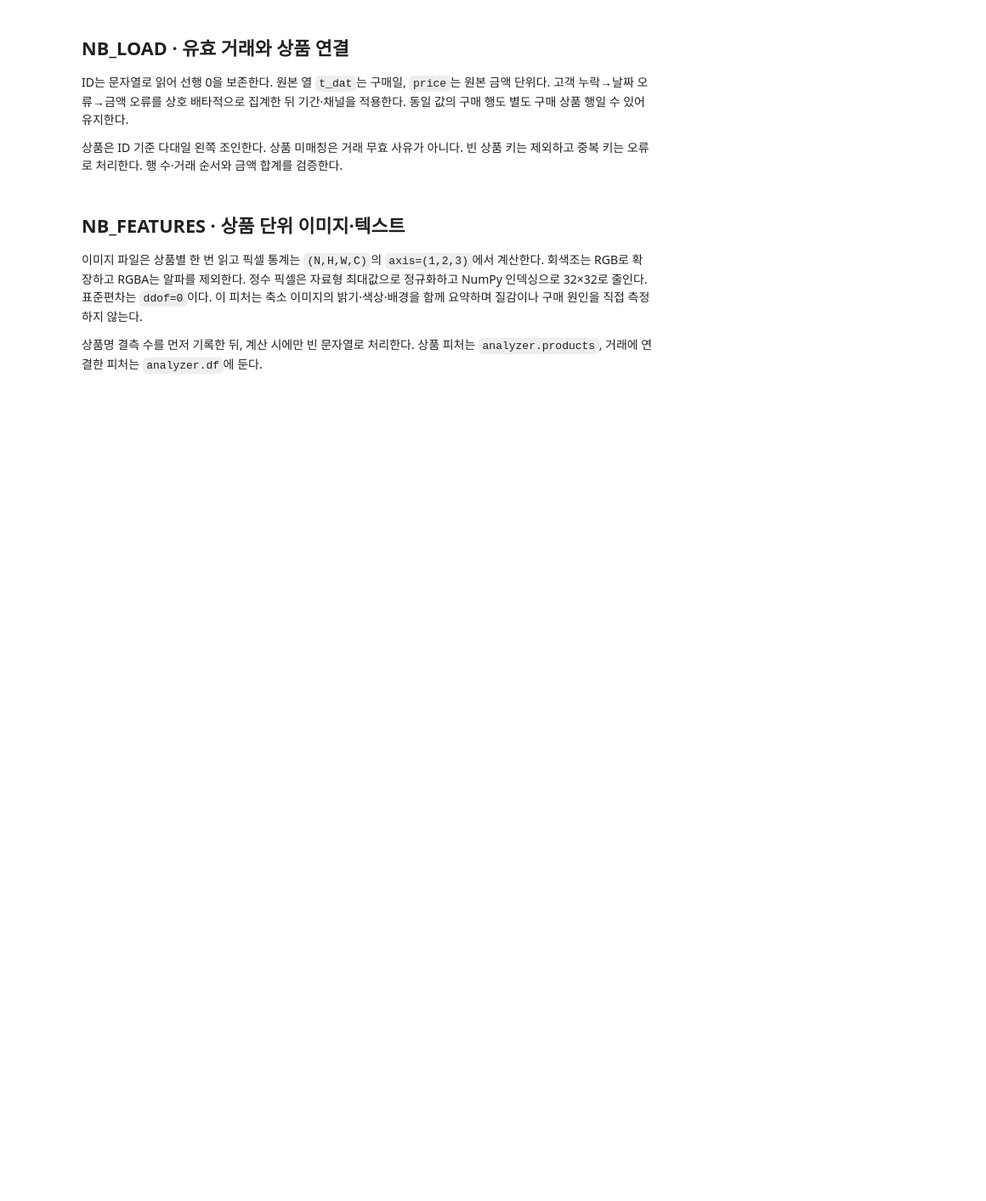
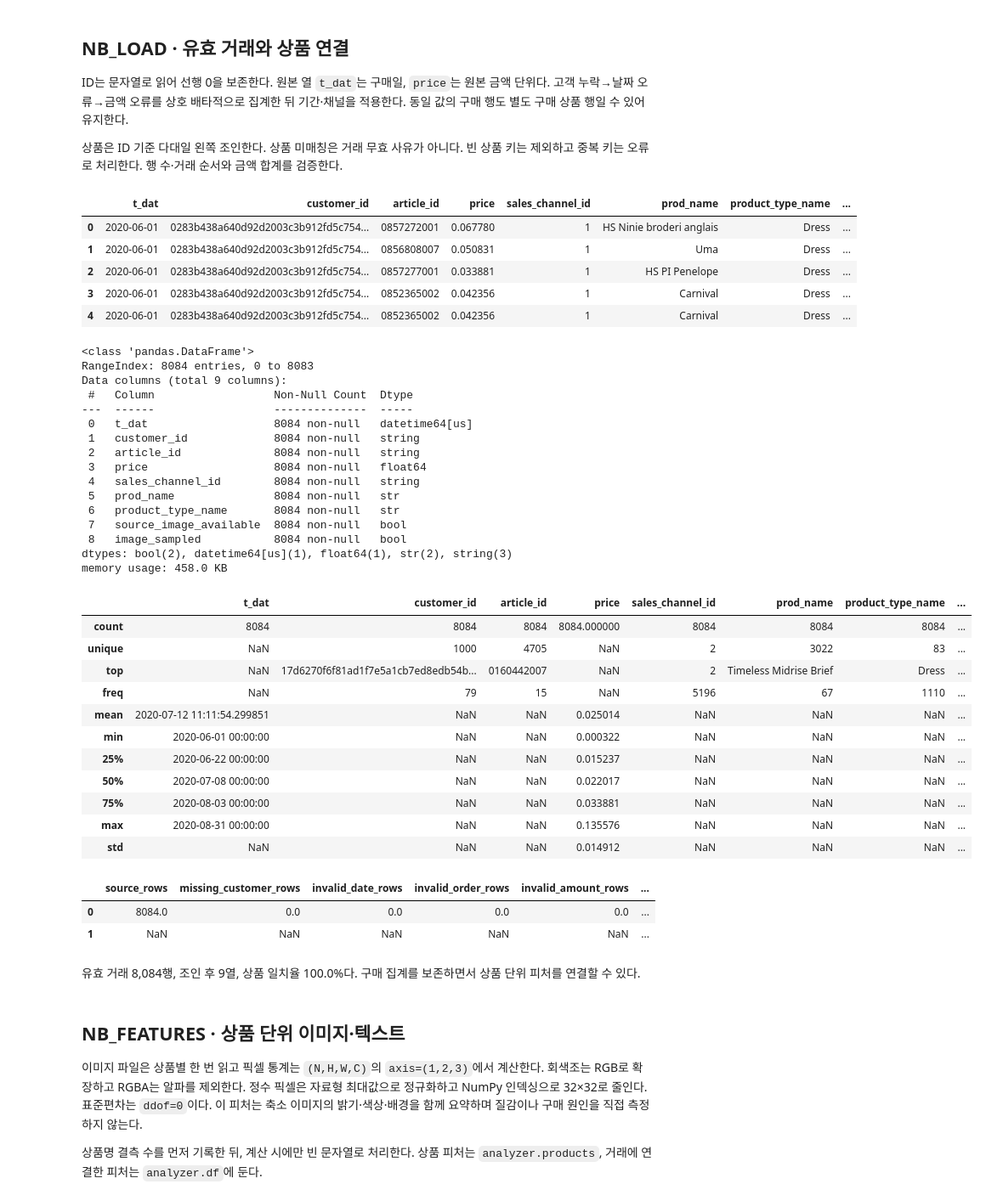
Before and after one commit to ntt65/A1_1, a Jupyter notebook: notebooks/analysis_report.ipynb, the cells around one changed output. Shown at 85% size. Cells and saved outputs as stored; diff of their text form; code cells hidden in the pictures; blank space fills up the shorter version.

```diff
--- a/notebooks/analysis_report.ipynb
+++ b/notebooks/analysis_report.ipynb
@@ -44,26 +48,65 @@ ID는 문자열로 읽어 선행 0을 보존한다. 원본 열 `t_dat`는 구매
 # %%
 analyzer = DataAnalyzer(DATA / "transactions_sample.csv")
 analyzer.load_data(required_columns=["customer_id", "article_id", "t_dat", "price", "sales_channel_id"],
                    date_columns=["t_dat"])
 assert len(analyzer.df) == manifest["transactions"]["sampled_rows"]
 analyzer.validate_transactions(start=SETTINGS["start_inclusive"], end=SETTINGS["end_exclusive"],
     channel_col="sales_channel_id", channel=SETTINGS["sales_channel"])
 extraction = manifest["transactions"]
 assert extraction["source_rows"] == sum(extraction[name] for name in
     ["missing_customer_rows", "invalid_date_rows", "invalid_amount_rows", "out_of_scope_rows", "sample_excluded_rows", "sampled_rows"])
 assert extraction["eligible_rows"] == extraction["sample_excluded_rows"] + extraction["sampled_rows"]
 assert analyzer.transaction_audit["output_rows"] == extraction["sampled_rows"]
 assert analyzer.df.customer_id.nunique() == manifest["sampled_customers"]
 analyzer.join_products(DATA / "articles_sample.csv")
 joined_column_count = analyzer.df.shape[1]
 assert len(analyzer.df) >= 1000 and joined_column_count >= 8
 assert analyzer.join_summary["rows_before"] == analyzer.join_summary["rows_after"]
 assert np.isclose(analyzer.join_summary["amount_before"], analyzer.join_summary["amount_after"], rtol=1e-12, atol=1e-10)
-display(analyzer.df[["t_dat", "price", "sales_channel_id", "product_type_name"]].head())
+display(analyzer.df.head())
 analyzer.df.info()
 display(analyzer.df.describe(include="all"))
 display(pd.DataFrame([analyzer.transaction_audit, analyzer.join_summary]))
 display(Markdown(f"유효 거래 {len(analyzer.df):,}행, 조인 후 {joined_column_count}열, 상품 일치율 {analyzer.join_summary['matched_rows']/len(analyzer.df):.1%}다. 구매 집계를 보존하면서 상품 단위 피처를 연결할 수 있다."))
+# %% [output]
+|  | t_dat | customer_id | article_id | price | sales_channel_id | prod_name | product_type_name | ... |
+| 0 | 2020-06-01 | 0283b438a640d92d2003c3b912fd5c754... | 0857272001 | 0.067780 | 1 | HS Ninie broderi anglais | Dress | ... |
+| 1 | 2020-06-01 | 0283b438a640d92d2003c3b912fd5c754... | 0856808007 | 0.050831 | 1 | Uma | Dress | ... |
+| 2 | 2020-06-01 | 0283b438a640d92d2003c3b912fd5c754... | 0857277001 | 0.033881 | 1 | HS PI Penelope | Dress | ... |
+| 3 | 2020-06-01 | 0283b438a640d92d2003c3b912fd5c754... | 0852365002 | 0.042356 | 1 | Carnival | Dress | ... |
+| 4 | 2020-06-01 | 0283b438a640d92d2003c3b912fd5c754... | 0852365002 | 0.042356 | 1 | Carnival | Dress | ... |
+<class 'pandas.DataFrame'>
+RangeIndex: 8084 entries, 0 to 8083
+Data columns (total 9 columns):
+ #   Column                  Non-Null Count  Dtype
+---  ------                  --------------  -----
+ 0   t_dat                   8084 non-null   datetime64[us]
+ 1   customer_id             8084 non-null   string
+ 2   article_id              8084 non-null   string
+ 3   price                   8084 non-null   float64
+ 4   sales_channel_id        8084 non-null   string
+ 5   prod_name               8084 non-null   str
+ 6   product_type_name       8084 non-null   str
+ 7   source_image_available  8084 non-null   bool
+ 8   image_sampled           8084 non-null   bool
+dtypes: bool(2), datetime64[us](1), float64(1), str(2), string(3)
+memory usage: 458.0 KB
+|  | t_dat | customer_id | article_id | price | sales_channel_id | prod_name | product_type_name | ... |
+| count | 8084 | 8084 | 8084 | 8084.000000 | 8084 | 8084 | 8084 | ... |
+| unique | NaN | 1000 | 4705 | NaN | 2 | 3022 | 83 | ... |
+| top | NaN | 17d6270f6f81ad1f7e5a1cb7ed8edb54b... | 0160442007 | NaN | 2 | Timeless Midrise Brief | Dress | ... |
+| freq | NaN | 79 | 15 | NaN | 5196 | 67 | 1110 | ... |
+| mean | 2020-07-12 11:11:54.299851 | NaN | NaN | 0.025014 | NaN | NaN | NaN | ... |
+| min | 2020-06-01 00:00:00 | NaN | NaN | 0.000322 | NaN | NaN | NaN | ... |
+| 25% | 2020-06-22 00:00:00 | NaN | NaN | 0.015237 | NaN | NaN | NaN | ... |
+| 50% | 2020-07-08 00:00:00 | NaN | NaN | 0.022017 | NaN | NaN | NaN | ... |
+| 75% | 2020-08-03 00:00:00 | NaN | NaN | 0.033881 | NaN | NaN | NaN | ... |
+| max | 2020-08-31 00:00:00 | NaN | NaN | 0.135576 | NaN | NaN | NaN | ... |
+| std | NaN | NaN | NaN | 0.014912 | NaN | NaN | NaN | ... |
+|  | source_rows | missing_customer_rows | invalid_date_rows | invalid_order_rows | invalid_amount_rows | ... |
+| 0 | 8084.0 | 0.0 | 0.0 | 0.0 | 0.0 | ... |
+| 1 | NaN | NaN | NaN | NaN | NaN | ... |
+유효 거래 8,084행, 조인 후 9열, 상품 일치율 100.0%다. 구매 집계를 보존하면서 상품 단위 피처를 연결할 수 있다.
 # %% [markdown]
 ## NB_FEATURES · 상품 단위 이미지·텍스트
 
```
Also changed, not shown: parts of 10 cells of this notebook, 20 other files.
